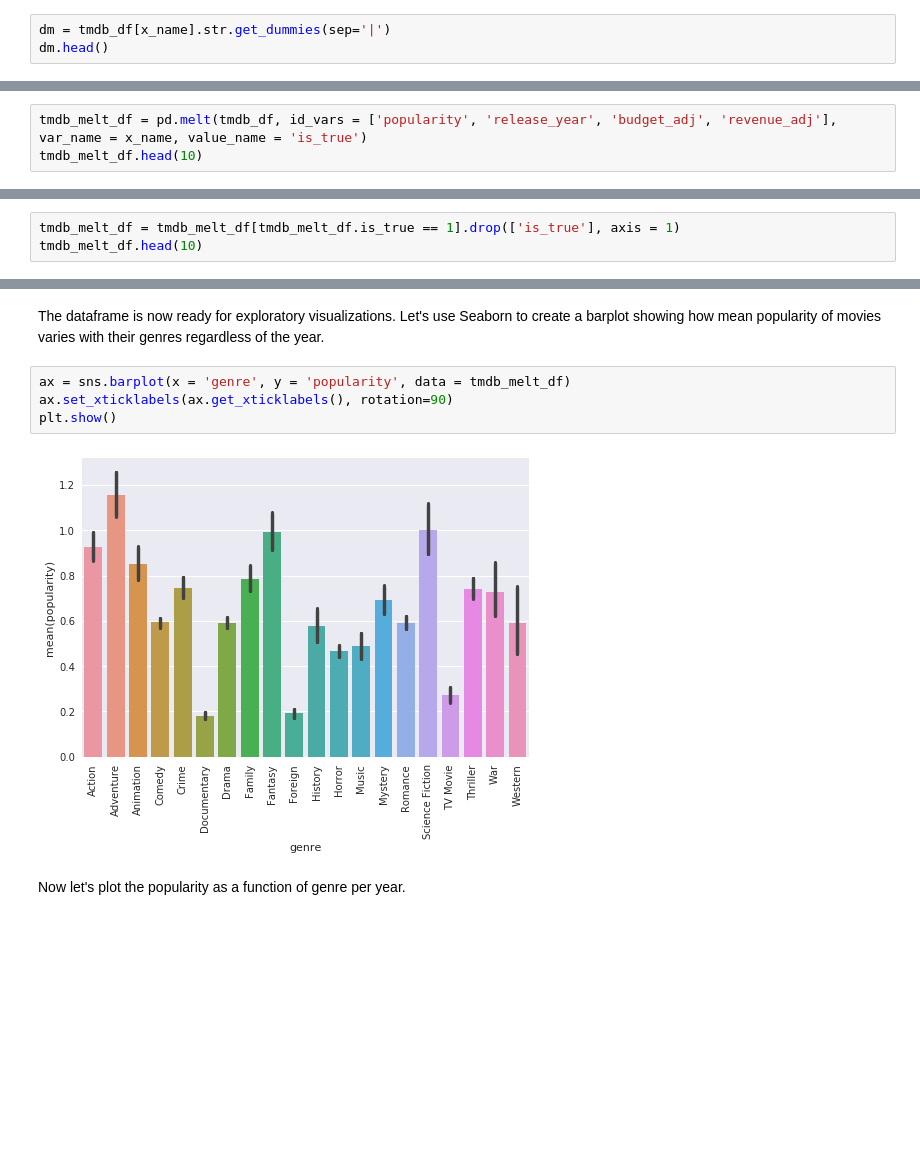
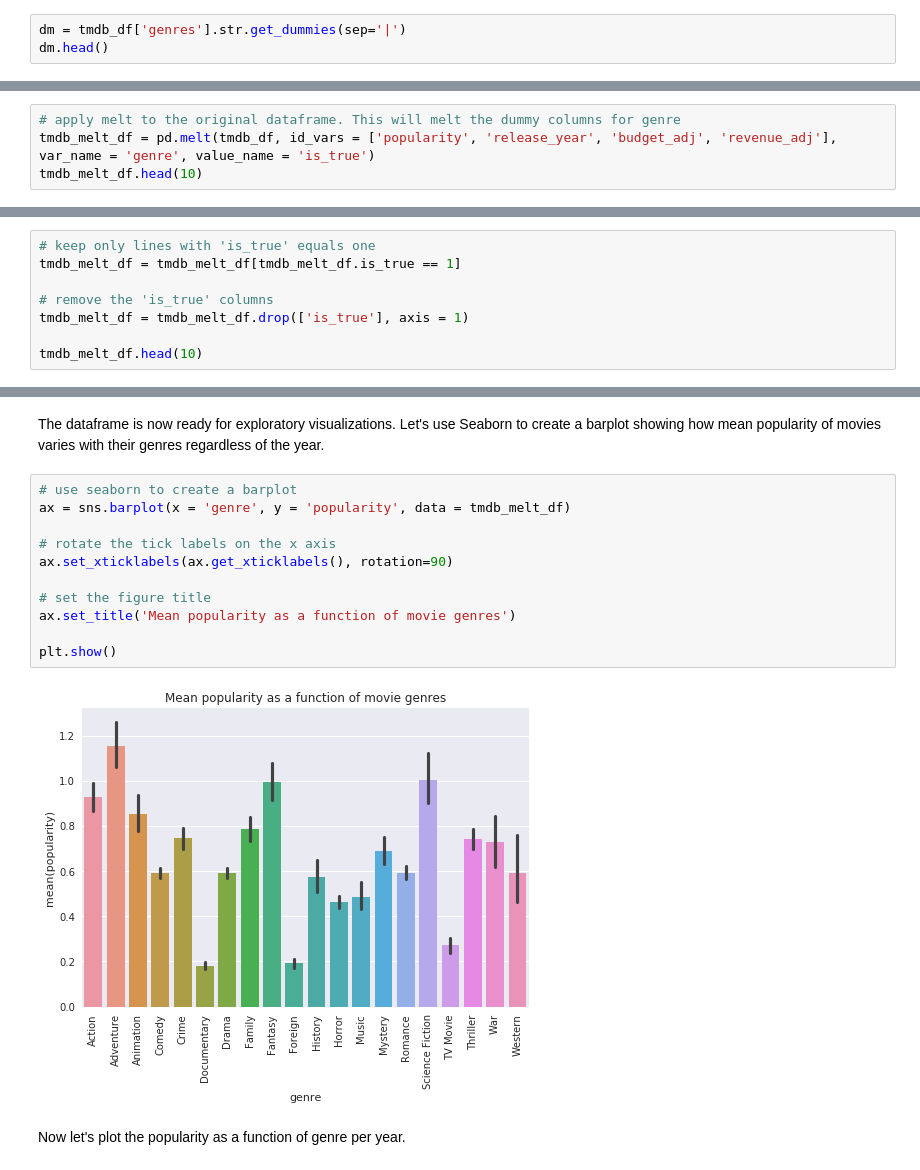
Before and after one commit to AlanAboudib/dand_investigate_dataset, a Jupyter notebook: investigate-a-dataset_final.ipynb, the cells around one changed output, grey strips where cells are left out. Cells and saved outputs as stored; diff of their text form; blank space fills up the shorter version.

```diff
--- a/investigate-a-dataset_final.ipynb
+++ b/investigate-a-dataset_final.ipynb
@@ -127,7 +141,7 @@ We notice that both the budget and the revenue columns have many missing values
 # %% [markdown]
 Notice that in the 'genres' columns, there are mutliple values, let's split this column into multiple dummy columns:
 # %%
-dm = tmdb_df[x_name].str.get_dummies(sep='|')
+dm = tmdb_df['genres'].str.get_dummies(sep='|')
 dm.head()
 # %% [output]
 |  | Action | Adventure | Animation | Comedy | Crime | Documentary | Drama | Family | Fantasy | Foreign | ... |
@@ -162,7 +180,8 @@ Now I am are ready to answer my questions:
 # %% [markdown]
 Notice that the dummy format of the genre columns is not directly adapted to plotting with pandas or seaborn. We need to melt these dummy columns into rows. One row per genre. Let's do it:
 # %%
-tmdb_melt_df = pd.melt(tmdb_df, id_vars = ['popularity', 'release_year', 'budget_adj', 'revenue_adj'], var_name = x_name, value_name = 'is_true')
+# apply melt to the original dataframe. This will melt the dummy columns for genre
+tmdb_melt_df = pd.melt(tmdb_df, id_vars = ['popularity', 'release_year', 'budget_adj', 'revenue_adj'], var_name = 'genre', value_name = 'is_true')
 tmdb_melt_df.head(10)
 # %% [output]
 |  | popularity | release_year | budget_adj | revenue_adj | genre | is_true |
@@ -179,7 +198,12 @@ tmdb_melt_df.head(10)
 # %% [markdown]
 Now let's remove all rows with the 'is_true' value of 0. Because such rows make no sense:
 # %%
-tmdb_melt_df = tmdb_melt_df[tmdb_melt_df.is_true == 1].drop(['is_true'], axis = 1)
+# keep only lines with 'is_true' equals one
+tmdb_melt_df = tmdb_melt_df[tmdb_melt_df.is_true == 1]
+
+# remove the 'is_true' columns
+tmdb_melt_df = tmdb_melt_df.drop(['is_true'], axis = 1)
+
 tmdb_melt_df.head(10)
 # %% [output]
 |  | popularity | release_year | budget_adj | revenue_adj | genre |
@@ -196,11 +220,18 @@ tmdb_melt_df.head(10)
 # %% [markdown]
 The dataframe is now ready for exploratory visualizations. Let's use Seaborn to create a barplot showing how mean popularity of movies varies with their genres regardless of the year.
 # %%
+# use seaborn to create a barplot
 ax = sns.barplot(x = 'genre', y = 'popularity', data = tmdb_melt_df)
+
+# rotate the tick labels on the x axis
 ax.set_xticklabels(ax.get_xticklabels(), rotation=90)
+
+# set the figure title
+ax.set_title('Mean popularity as a function of movie genres')
+
 plt.show()
 # %% [output]
-[figure, old version]
+[figure, new version]
 # %% [markdown]
 Now let's plot the popularity as a function of genre per year.
 # %%
```
Also changed, not shown: parts of 9 cells of this notebook, 1 other file.
